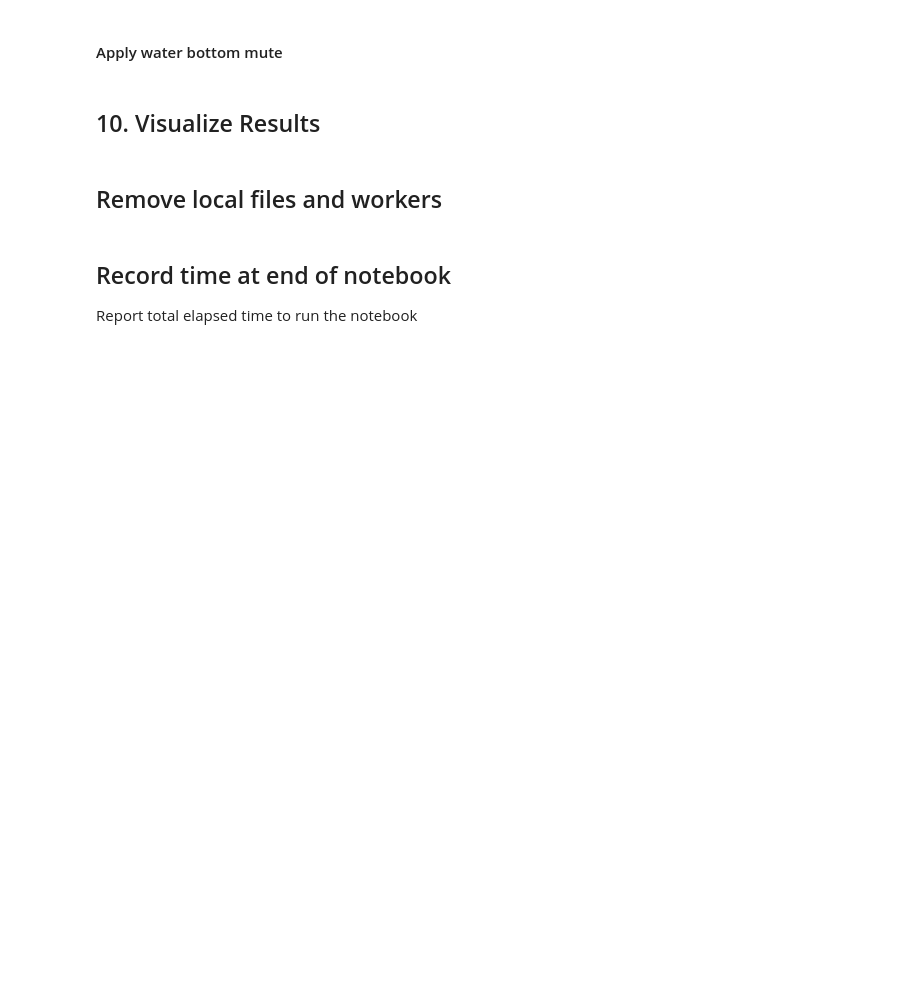
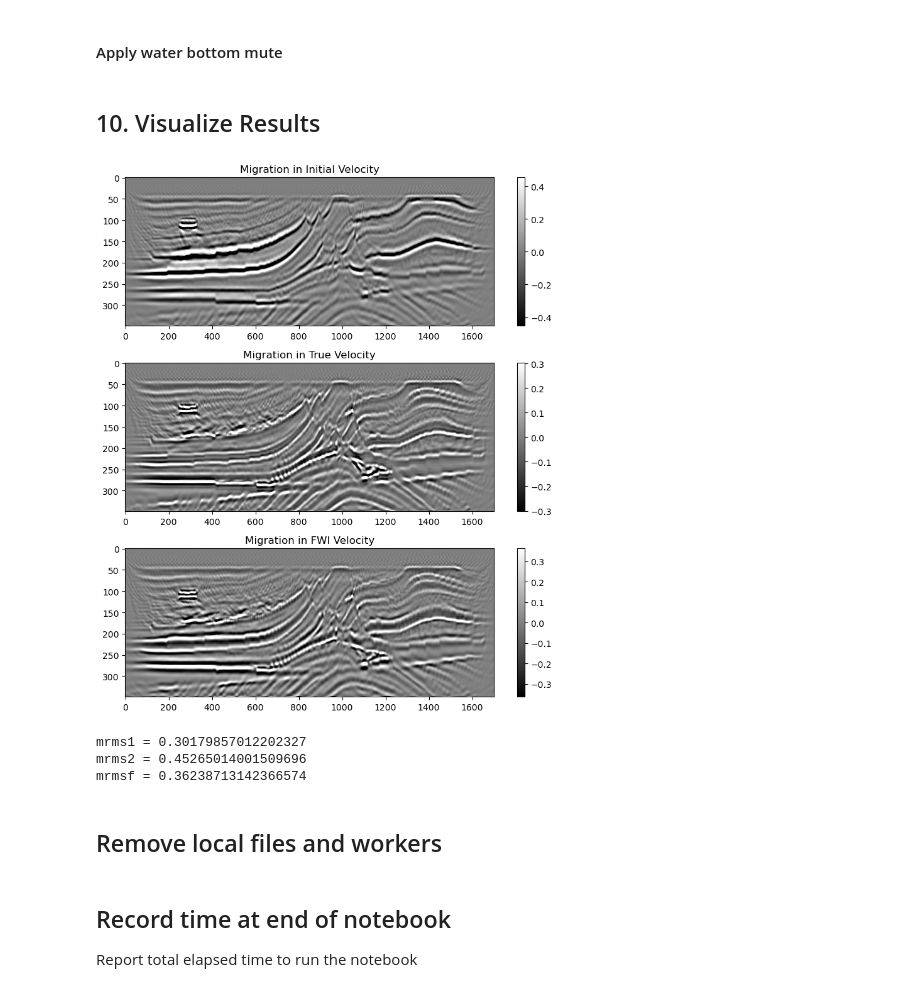
Before and after one commit to ChevronETC/Examples, a Jupyter notebook: 60_rtm/01_rtm.ipynb, the cells around one changed output. Saved outputs shown, nothing was run; the diff lists cells and outputs as text; code cells hidden in the pictures; blank space fills up the shorter version.

```diff
--- a/60_rtm/01_rtm.ipynb
+++ b/60_rtm/01_rtm.ipynb
@@ -319,26 +465,31 @@ imgf[v1.==1500.0] .= 0;
 # %%
 mrms1 = 2.5 * sqrt(norm(img1)^2 / length(img1))
 mrms2 = 2.5 * sqrt(norm(img2)^2 / length(img2))
 mrmsf = 2.5 * sqrt(norm(imgf)^2 / length(imgf))
 @show mrms1
 @show mrms2
 @show mrmsf
 
-figure(figsize=(8,12)); clf()
+figure(figsize=(8,9)); clf()
 
-subplot(3,1,1);imshow(img1,aspect="auto",cmap="gray");
+subplot(3,1,1);imshow(img2,aspect="auto",cmap="gray");
+colorbar(orientation="vertical");clim(-mrms2,+mrms2);
+title("Migration in Initial Velocity");
+
+subplot(3,1,2);imshow(img1,aspect="auto",cmap="gray");
 colorbar(orientation="vertical");clim(-mrms1,+mrms1);
 title("Migration in True Velocity")
-
-subplot(3,1,2);imshow(img2,aspect="auto",cmap="gray");
-colorbar(orientation="vertical");clim(-mrms2,+mrms2);
-title("Migration in Initial Velocity");
 
 subplot(3,1,3);imshow(imgf,aspect="auto",cmap="gray");
 colorbar(orientation="vertical");clim(-mrmsf,+mrmsf);
 title("Migration in FWI Velocity");
 
 tight_layout()
+# %% [output]
+[figure, added]
+mrms1 = 0.30179857012202327
+mrms2 = 0.45265014001509696
+mrmsf = 0.36238713142366574
 # %% [markdown]
 ## Remove local files and workers
 # %%
```
Also changed, not shown: parts of 21 cells of this notebook.
